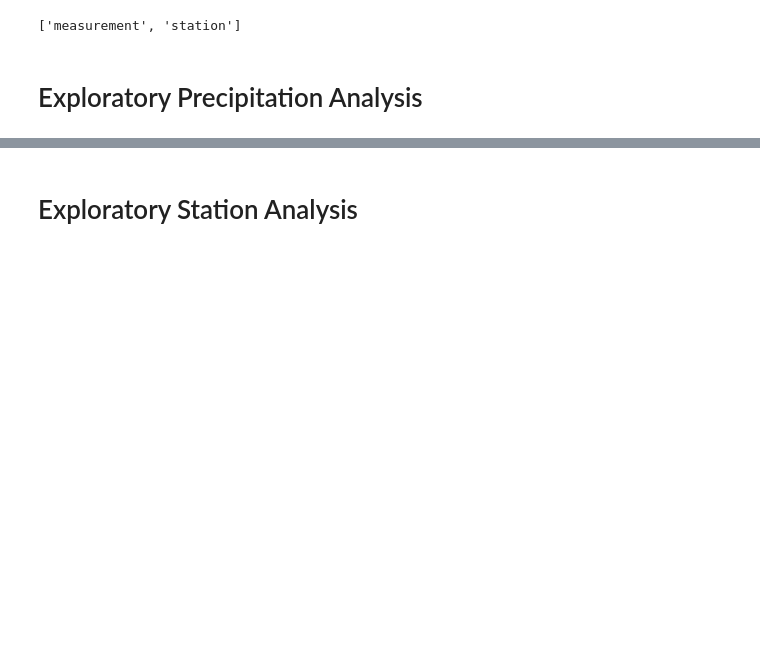
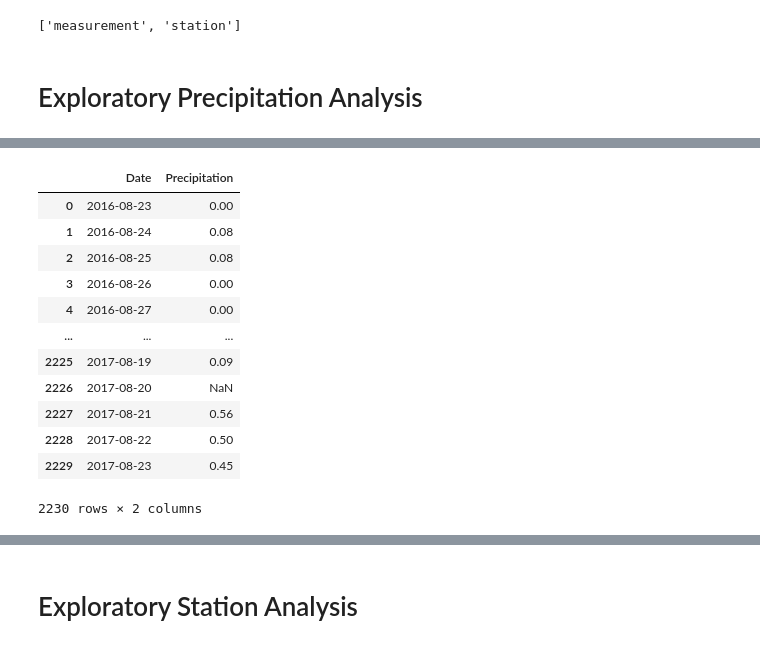
Before and after one commit to Starkilled1/sqlalchemy-challenge, a Jupyter notebook: climate_starter.ipynb, the cells around one changed output, grey strips where cells are left out. Cells and saved outputs as stored; diff of their text form; code cells hidden in the pictures; blank space fills up the shorter version.

```diff
--- a/climate_starter.ipynb
+++ b/climate_starter.ipynb
@@ -34,4 +41,6 @@ engine = create_engine("sqlite:///Resources/hawaii.sqlite")
 # Exploratory Precipitation Analysis
 # %%
 # Find the most recent date in the data set.
+recent_date = session.query(func.max(measurement.date)).scalar()
+recent_date
 # %% [output]
@@ -58,0 +48,5 @@ Text(0, 0.5, 'Inches')
+# %%
+# Calculate the date one year from the last date in data set.
+recent_obj = dt.datetime.strptime(recent_date, '%Y-%m-%d')
+one_year_ago = recent_obj - dt.timedelta(days=366)
+one_year_ago
@@ -58,0 +69,17 @@ Text(0, 0.5, 'Inches')
+# %%
+precipitation_df['Date'] = pd.to_datetime(precipitation_df['Date'])
+precipitation_df
+# %% [output]
+|  | Date | Precipitation |
+| 0 | 2016-08-23 | 0.00 |
+| 1 | 2016-08-24 | 0.08 |
+| 2 | 2016-08-25 | 0.08 |
+| 3 | 2016-08-26 | 0.00 |
+| 4 | 2016-08-27 | 0.00 |
+| ... | ... | ... |
+| 2225 | 2017-08-19 | 0.09 |
+| 2226 | 2017-08-20 | NaN |
+| 2227 | 2017-08-21 | 0.56 |
+| 2228 | 2017-08-22 | 0.50 |
+| 2229 | 2017-08-23 | 0.45 |
+2230 rows × 2 columns
```
Also changed, not shown: parts of 13 cells of this notebook, 1 other file.
